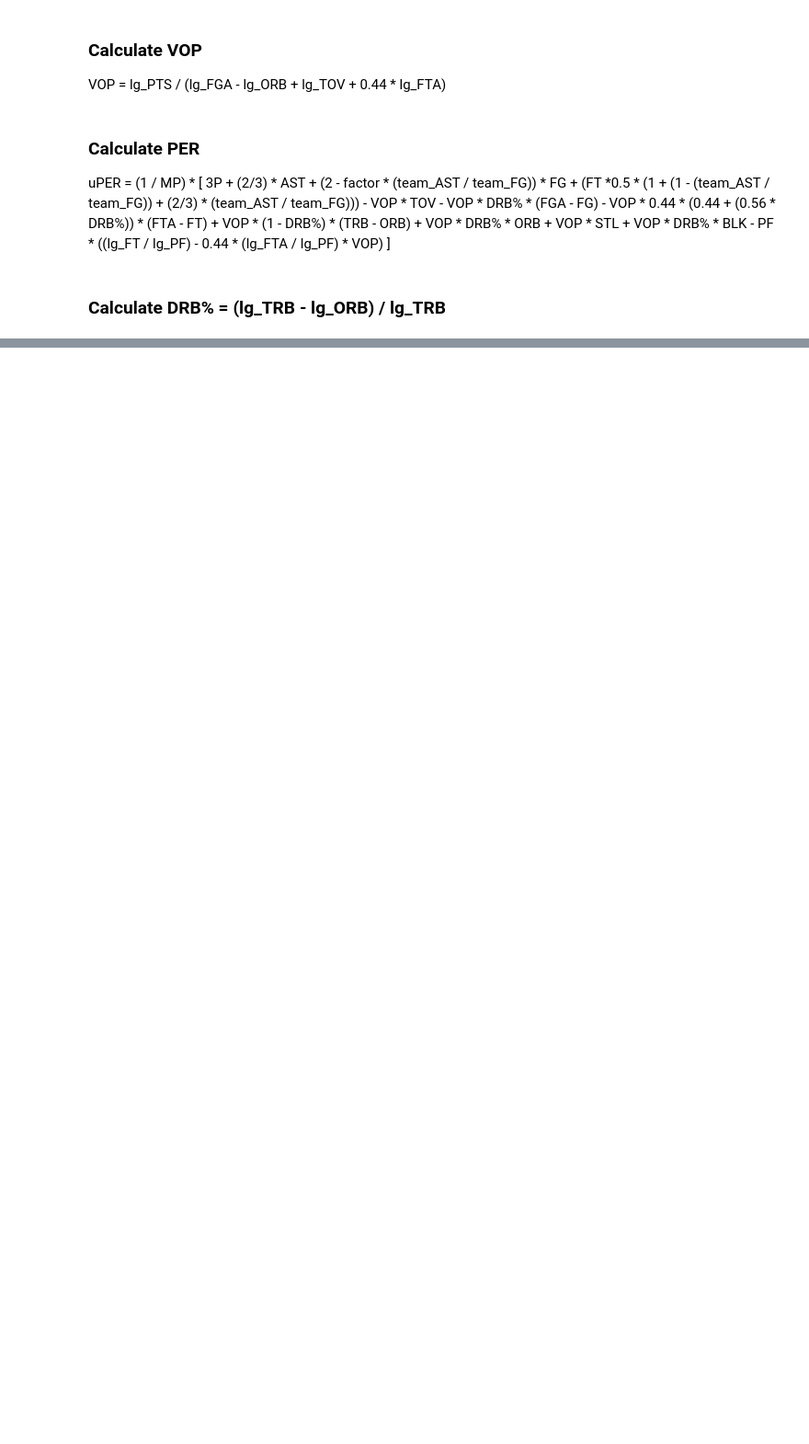
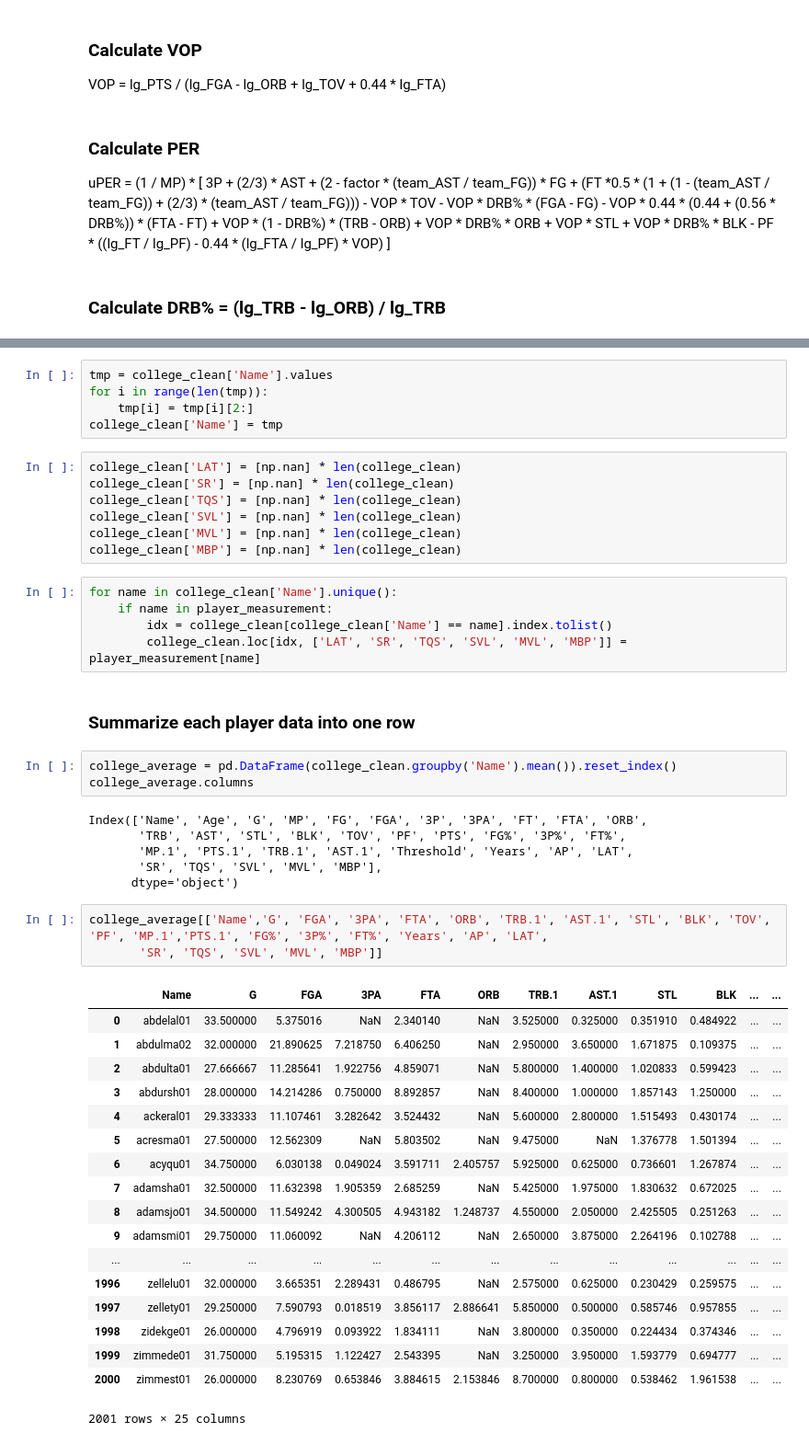
Before and after one commit to nitu0317/Data-X_Project, a Jupyter notebook: scrape_and_clean_college_2248.ipynb, the cells around one changed output, grey strips where cells are left out. Shown: that part at 92% size. Drawn from its saved outputs; the diff is of its cells as text; blank space fills up the shorter version.

```diff
--- a/scrape_and_clean_college_2248.ipynb
+++ b/scrape_and_clean_college_2248.ipynb
@@ -386,0 +465,50 @@ uPER = (1 / MP) *
+# %%
+tmp = college_clean['Name'].values
+for i in range(len(tmp)):
+    tmp[i] = tmp[i][2:]
+college_clean['Name'] = tmp
+# %%
+college_clean['LAT'] = [np.nan] * len(college_clean)
+college_clean['SR'] = [np.nan] * len(college_clean)
+college_clean['TQS'] = [np.nan] * len(college_clean)
+college_clean['SVL'] = [np.nan] * len(college_clean)
+college_clean['MVL'] = [np.nan] * len(college_clean)
+college_clean['MBP'] = [np.nan] * len(college_clean)
+# %%
+for name in college_clean['Name'].unique():
+    if name in player_measurement:
+        idx = college_clean[college_clean['Name'] == name].index.tolist()
+        college_clean.loc[idx, ['LAT', 'SR', 'TQS', 'SVL', 'MVL', 'MBP']] = player_measurement[name]
+# %% [markdown]
+### Summarize each player data into one row
+# %%
+college_average = pd.DataFrame(college_clean.groupby('Name').mean()).reset_index()
+college_average.columns
+# %% [output]
+Index(['Name', 'Age', 'G', 'MP', 'FG', 'FGA', '3P', '3PA', 'FT', 'FTA', 'ORB',
+       'TRB', 'AST', 'STL', 'BLK', 'TOV', 'PF', 'PTS', 'FG%', '3P%', 'FT%',
+       'MP.1', 'PTS.1', 'TRB.1', 'AST.1', 'Threshold', 'Years', 'AP', 'LAT',
+       'SR', 'TQS', 'SVL', 'MVL', 'MBP'],
+      dtype='object')
+# %%
+college_average[['Name','G', 'FGA', '3PA', 'FTA', 'ORB', 'TRB.1', 'AST.1', 'STL', 'BLK', 'TOV', 'PF', 'MP.1','PTS.1', 'FG%', '3P%', 'FT%', 'Years', 'AP', 'LAT',
+       'SR', 'TQS', 'SVL', 'MVL', 'MBP']]
+# %% [output]
+|  | Name | G | FGA | 3PA | FTA | ORB | TRB.1 | AST.1 | STL | BLK | ... | ... |
+| 0 | abdelal01 | 33.500000 | 5.375016 | NaN | 2.340140 | NaN | 3.525000 | 0.325000 | 0.351910 | 0.484922 | ... | ... |
+| 1 | abdulma02 | 32.000000 | 21.890625 | 7.218750 | 6.406250 | NaN | 2.950000 | 3.650000 | 1.671875 | 0.109375 | ... | ... |
+| 2 | abdulta01 | 27.666667 | 11.285641 | 1.922756 | 4.859071 | NaN | 5.800000 | 1.400000 | 1.020833 | 0.599423 | ... | ... |
+| 3 | abdursh01 | 28.000000 | 14.214286 | 0.750000 | 8.892857 | NaN | 8.400000 | 1.000000 | 1.857143 | 1.250000 | ... | ... |
+| 4 | ackeral01 | 29.333333 | 11.107461 | 3.282642 | 3.524432 | NaN | 5.600000 | 2.800000 | 1.515493 | 0.430174 | ... | ... |
+| 5 | acresma01 | 27.500000 | 12.562309 | NaN | 5.803502 | NaN | 9.475000 | NaN | 1.376778 | 1.501394 | ... | ... |
+| 6 | acyqu01 | 34.750000 | 6.030138 | 0.049024 | 3.591711 | 2.405757 | 5.925000 | 0.625000 | 0.736601 | 1.267874 | ... | ... |
+| 7 | adamsha01 | 32.500000 | 11.632398 | 1.905359 | 2.685259 | NaN | 5.425000 | 1.975000 | 1.830632 | 0.672025 | ... | ... |
+| 8 | adamsjo01 | 34.500000 | 11.549242 | 4.300505 | 4.943182 | 1.248737 | 4.550000 | 2.050000 | 2.425505 | 0.251263 | ... | ... |
+| 9 | adamsmi01 | 29.750000 | 11.060092 | NaN | 4.206112 | NaN | 2.650000 | 3.875000 | 2.264196 | 0.102788 | ... | ... |
+| ... | ... | ... | ... | ... | ... | ... | ... | ... | ... | ... | ... | ... |
+| 1996 | zellelu01 | 32.000000 | 3.665351 | 2.289431 | 0.486795 | NaN | 2.575000 | 0.625000 | 0.230429 | 0.259575 | ... | ... |
+| 1997 | zellety01 | 29.250000 | 7.590793 | 0.018519 | 3.856117 | 2.886641 | 5.850000 | 0.500000 | 0.585746 | 0.957855 | ... | ... |
+| 1998 | zidekge01 | 26.000000 | 4.796919 | 0.093922 | 1.834111 | NaN | 3.800000 | 0.350000 | 0.224434 | 0.374346 | ... | ... |
+| 1999 | zimmede01 | 31.750000 | 5.195315 | 1.122427 | 2.543395 | NaN | 3.250000 | 3.950000 | 1.593779 | 0.694777 | ... | ... |
+| 2000 | zimmest01 | 26.000000 | 8.230769 | 0.653846 | 3.884615 | 2.153846 | 8.700000 | 0.800000 | 0.538462 | 1.961538 | ... | ... |
+2001 rows × 25 columns
```
Also changed, not shown: parts of 20 cells of this notebook.
